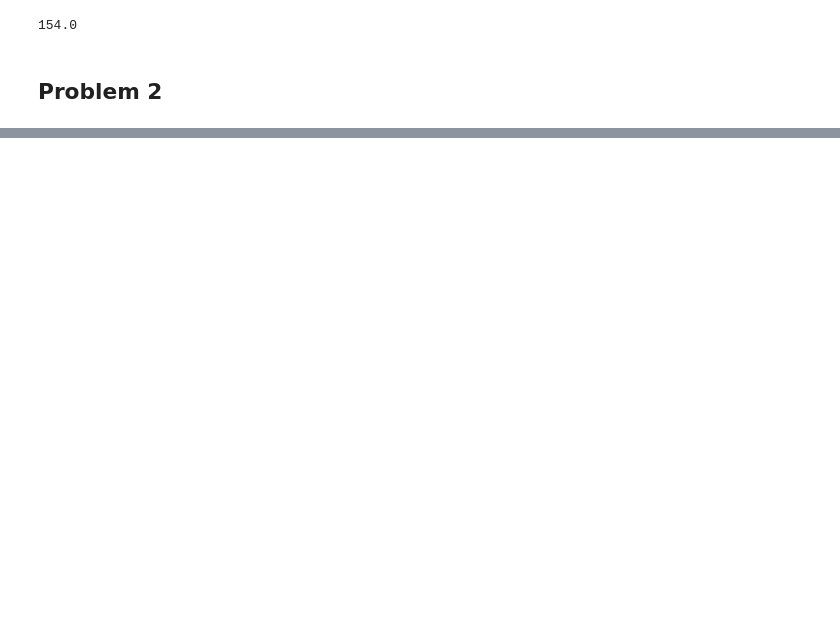
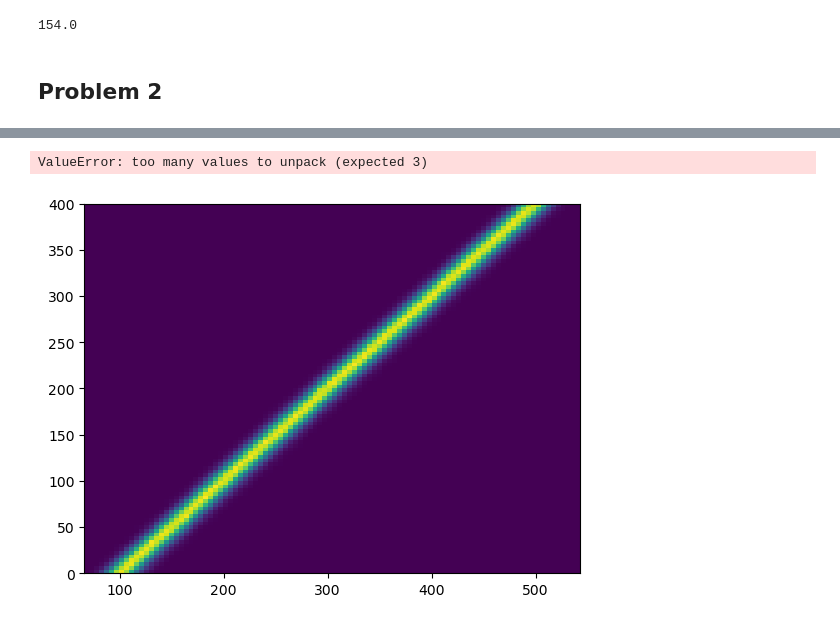
Before and after one commit to Mick-Ross/Computational-Data-Analysis, a Jupyter notebook: Lab 6/Lab 6.ipynb, the cells around one changed output, grey strips where cells are left out. Drawn from its saved outputs; the diff is of its cells as text; code cells hidden in the pictures; blank space fills up the shorter version.

```diff
--- a/Lab 6/Lab 6.ipynb
+++ b/Lab 6/Lab 6.ipynb
@@ -25,0 +88,16 @@ stats.poisson.ppf(probability, mu = 100)
+# %%
+injection = np.linspace(0, 400, 1000000)
+
+observed = bkgd + injection
+
+h, xEdges, yEdges = plt.hist2d(observed, injection, bins = 100, density=True)
+
+datacenters = (xEdges[:-1] + xEdges[1:]) / 2
+signalcenters = (yEdges[:-1] + yEdges[1:]) / 2
+plt.ylabel('True signal, $P(s|d)$', fontsize = 20)
+plt.xlabel('Observed data, $P(d|s)$', fontsize = 20)
+plt.title("Confidence intervals", size = 22)
+plt.show()
+# %% [output]
+ValueError: too many values to unpack (expected 3)
+[figure, added]
```
Also changed, not shown: parts of 17 cells of this notebook.
